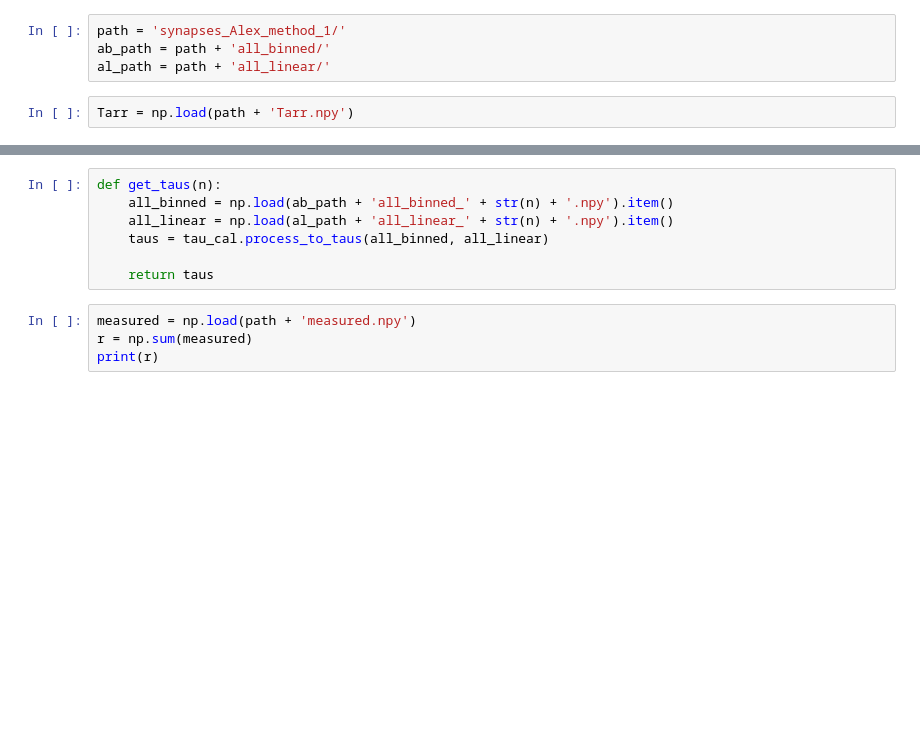
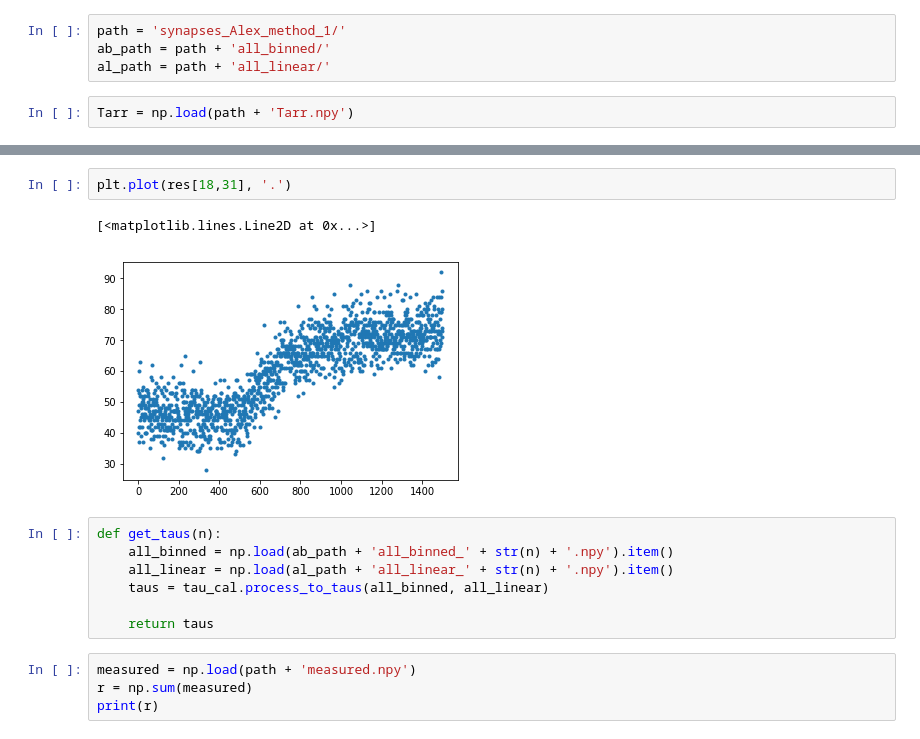
Before and after one commit to scottcantreid/Braindrop_Utilities, a Jupyter notebook: Thermal Synapses Analysis.ipynb, the cells around one changed output, grey strips where cells are left out. Cells and saved outputs as stored; diff of their text form; blank space fills up the shorter version.

```diff
--- a/Thermal Synapses Analysis.ipynb
+++ b/Thermal Synapses Analysis.ipynb
@@ -15,3 +92,8 @@ Tarr = np.load(path + 'Tarr.npy')
+# %%
+plt.plot(res[18,31], '.')
+# %% [output]
+[<matplotlib.lines.Line2D at 0x...>]
+[figure, added]
 # %%
 def get_taus(n):
     all_binned = np.load(ab_path + 'all_binned_' + str(n) + '.npy').item()
```
Also changed, not shown: parts of 15 cells of this notebook, 1 other file.
